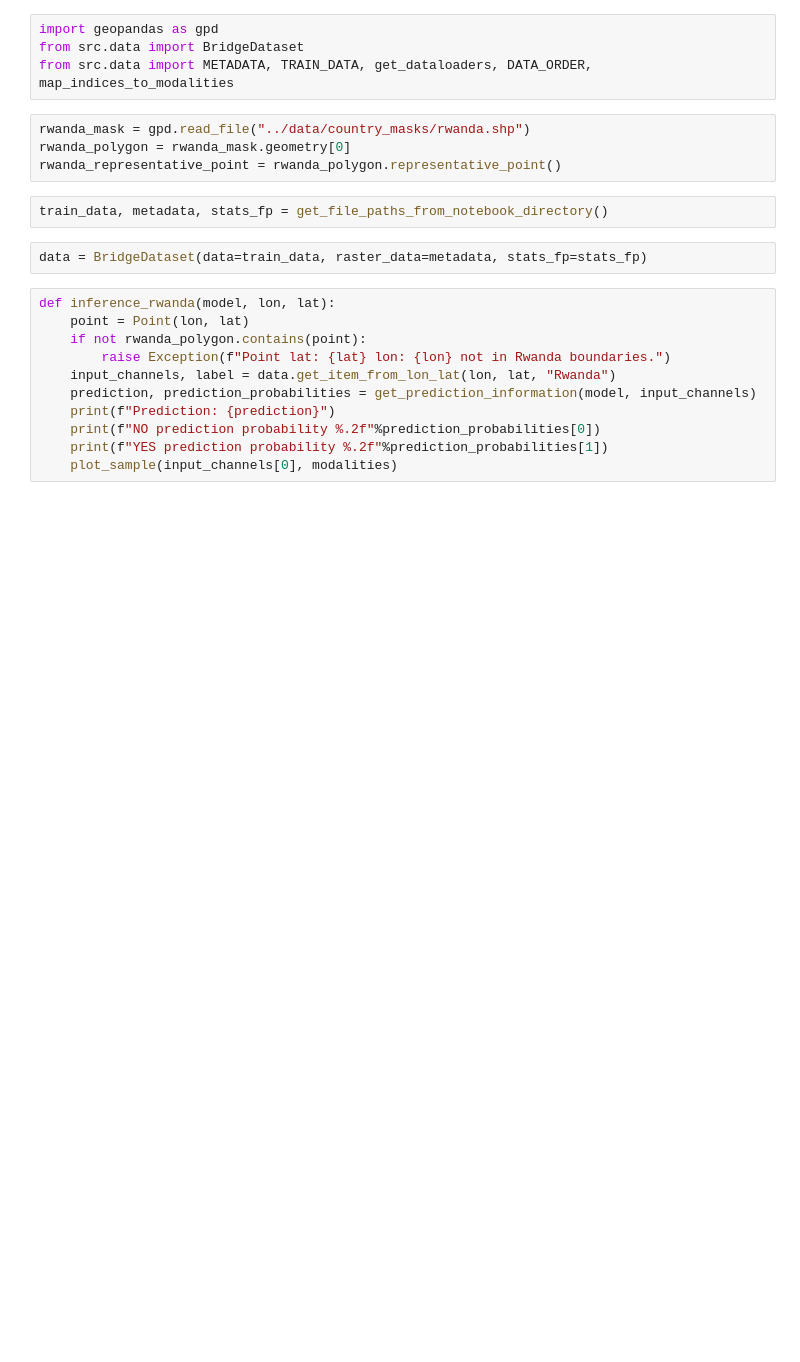
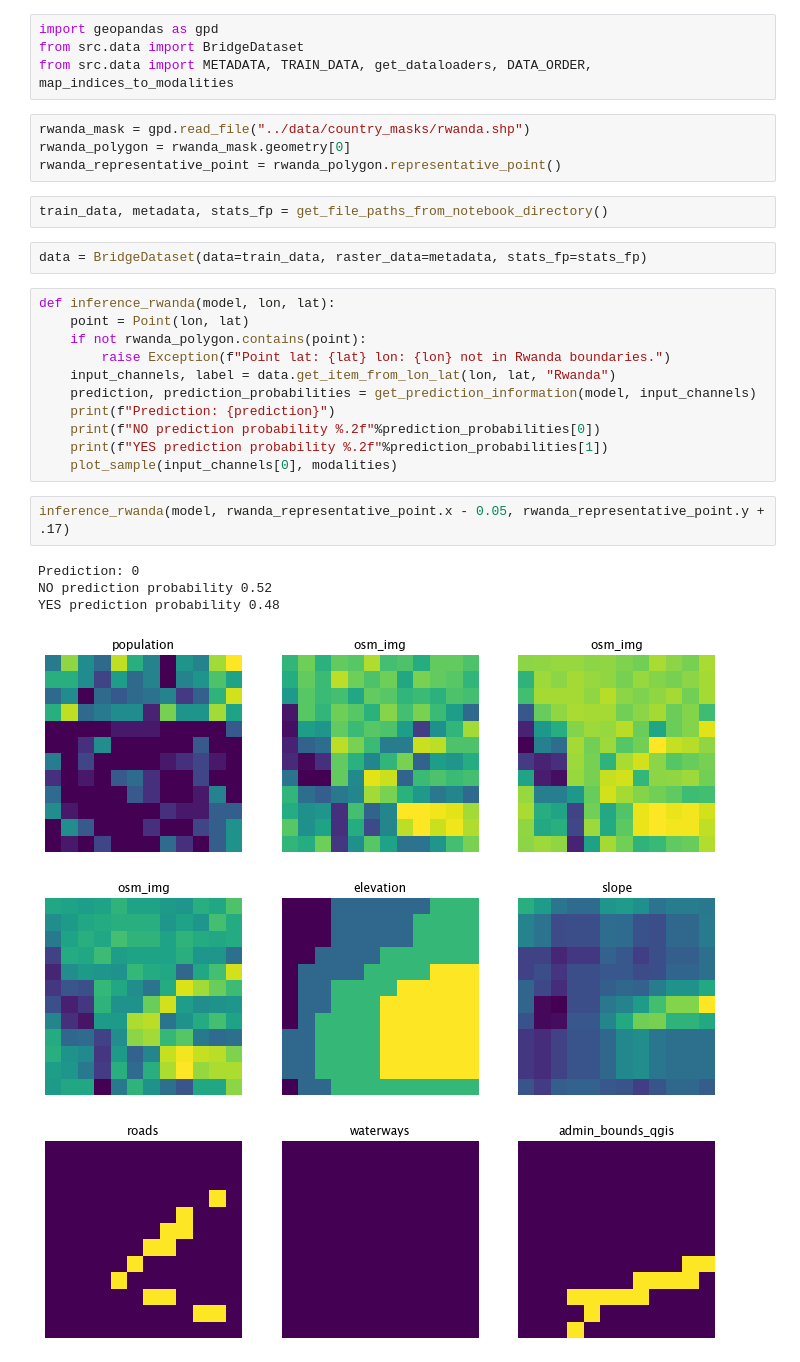
Before and after one commit to narthnil/b2p-siteident, a Jupyter notebook: notebooks/model_api.ipynb, the cells around one changed output. Cells and saved outputs as stored; diff of their text form; blank space fills up the shorter version.

```diff
--- a/notebooks/model_api.ipynb
+++ b/notebooks/model_api.ipynb
@@ -54,4 +55,13 @@ def inference_rwanda(model, lon, lat):
     print(f"NO prediction probability %.2f"%prediction_probabilities[0])
     print(f"YES prediction probability %.2f"%prediction_probabilities[1])
     plot_sample(input_channels[0], modalities)
+# %%
+inference_rwanda(model, rwanda_representative_point.x - 0.05, rwanda_representative_point.y + .17)
+# %% [output]
+Prediction: 0
+NO prediction probability 0.52
+YES prediction probability 0.48
+[figure, added]
+[figure, added]
+[figure, added]
 # %%
```
Also changed, not shown: parts of 3 cells of this notebook.
